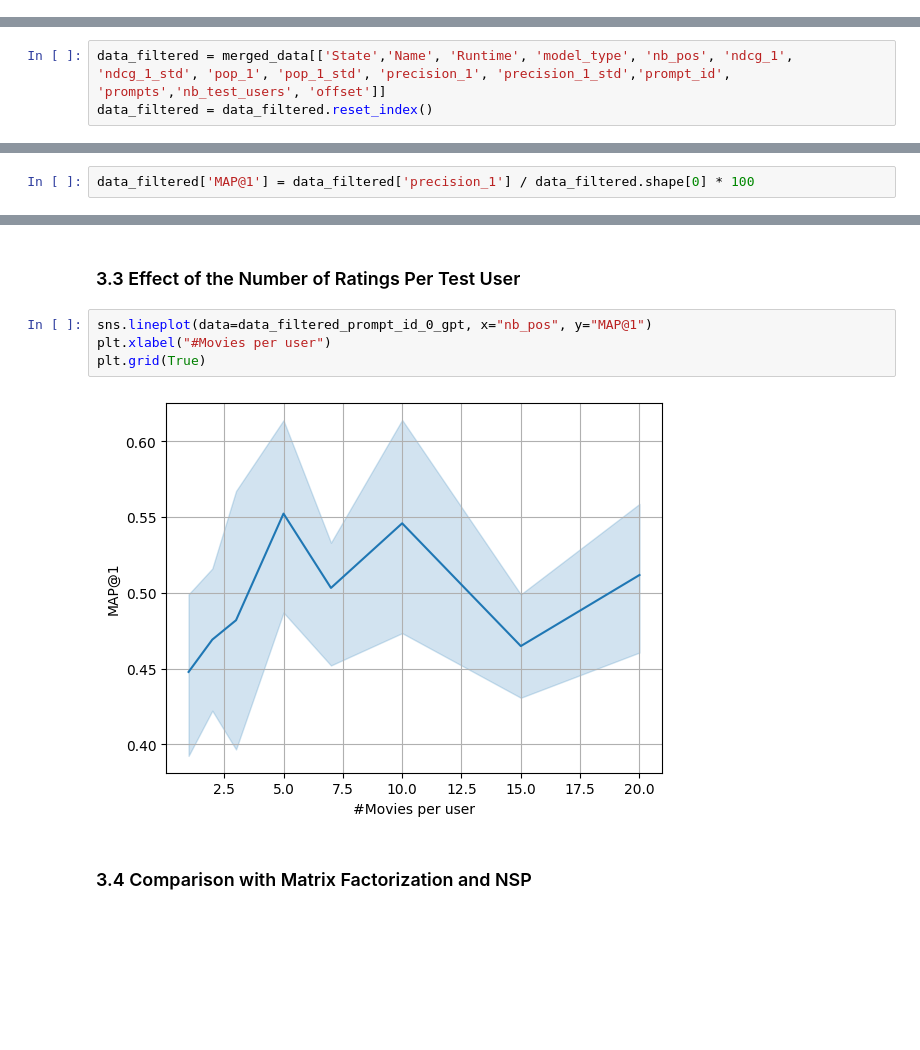
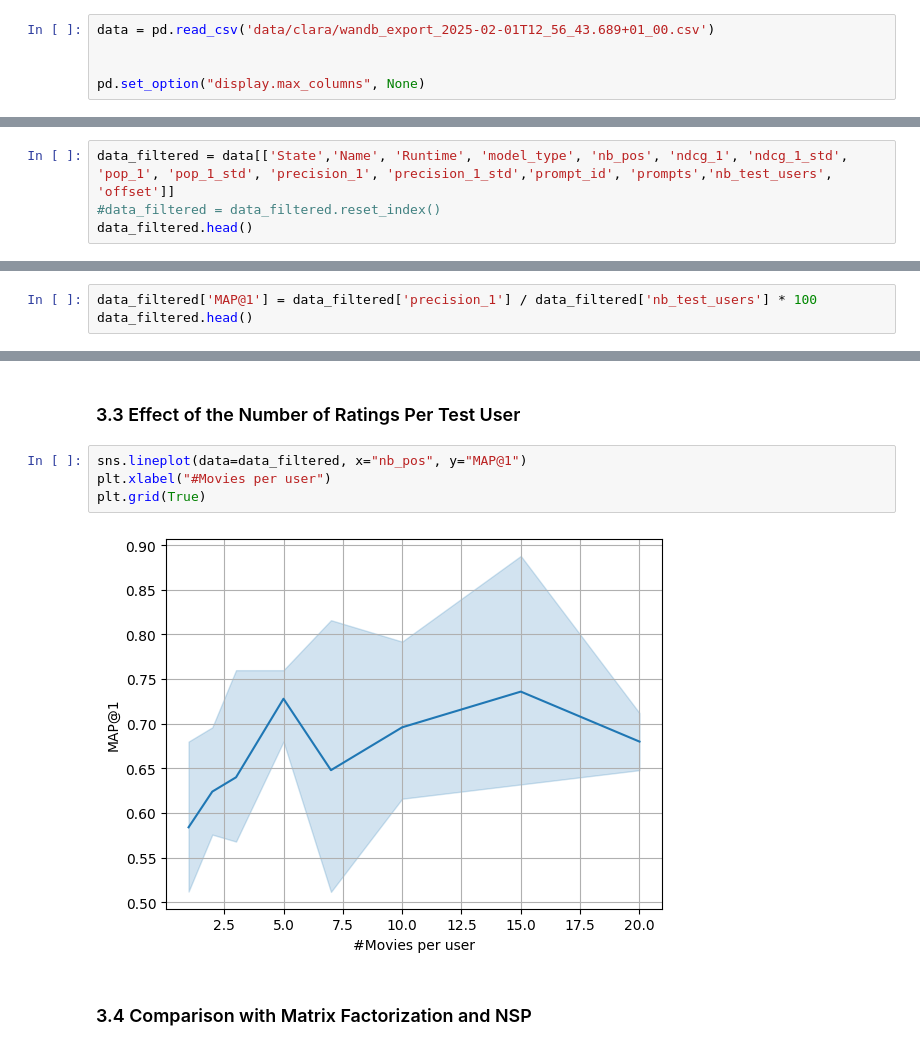
Before and after one commit to JurajkoDS/Exp_Des, a Jupyter notebook: visualisations_clara.ipynb, the cells around one changed output, grey strips where cells are left out. Saved outputs shown, nothing was run; the diff lists cells and outputs as text; blank space fills up the shorter version.

```diff
--- a/visualisations_clara.ipynb
+++ b/visualisations_clara.ipynb
@@ -56 +6,6 @@ merged_data = pd.concat([data, data2, data3, data4, data5], axis=0)
+# %%
+data = pd.read_csv('data/clara/wandb_export_2025-02-01T12_56_43.689+01_00.csv')
+
+
+pd.set_option("display.max_columns", None)
 # %%
@@ -65,3 +20,4 @@ merged_data.head()
 # %%
-data_filtered = merged_data[['State','Name', 'Runtime', 'model_type', 'nb_pos', 'ndcg_1', 'ndcg_1_std', 'pop_1', 'pop_1_std', 'precision_1', 'precision_1_std','prompt_id', 'prompts','nb_test_users', 'offset']]
-data_filtered = data_filtered.reset_index()
+data_filtered = data[['State','Name', 'Runtime', 'model_type', 'nb_pos', 'ndcg_1', 'ndcg_1_std', 'pop_1', 'pop_1_std', 'precision_1', 'precision_1_std','prompt_id', 'prompts','nb_test_users', 'offset']]
+#data_filtered = data_filtered.reset_index()
+data_filtered.head()
@@ -103,2 +52,3 @@ data_filtered_prompt_id_0_gpt
 # %%
-data_filtered['MAP@1'] = data_filtered['precision_1'] / data_filtered.shape[0] * 100
+data_filtered['MAP@1'] = data_filtered['precision_1'] / data_filtered['nb_test_users'] * 100
+data_filtered.head()
@@ -171,11 +114,11 @@ plt.show()
 # %% [markdown]
 ### 3.3 Effect of the Number of Ratings Per Test User
 # %%
-sns.lineplot(data=data_filtered_prompt_id_0_gpt, x="nb_pos", y="MAP@1")
+sns.lineplot(data=data_filtered, x="nb_pos", y="MAP@1")
 plt.xlabel("#Movies per user")
 plt.grid(True)
 # %% [output]
-[figure, old version]
+[figure, new version]
 # %% [markdown]
 ### 3.4 Comparison with Matrix Factorization and NSP
 # %%
```
Also changed, not shown: parts of 18 cells of this notebook, 1 other file.
